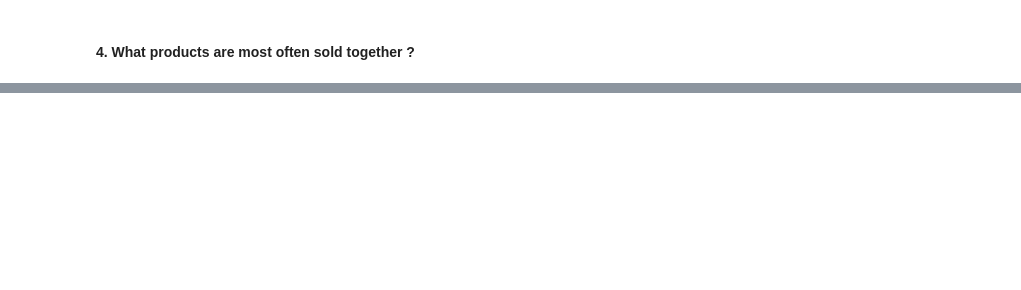
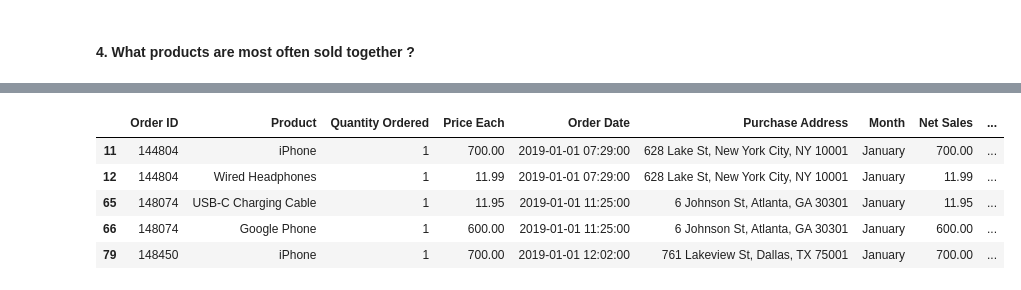
Before and after one commit to aroniainasylvestre/Electronic_store_sales_analysis, a Jupyter notebook: electronic_store_sales_analysis.ipynb, the cells around one changed output, grey strips where cells are left out. Cells and saved outputs as stored; diff of their text form; code cells hidden in the pictures; blank space fills up the shorter version.

```diff
--- a/electronic_store_sales_analysis.ipynb
+++ b/electronic_store_sales_analysis.ipynb
@@ -357,0 +405,11 @@ This plot shows that the peak of purchases occurs between 11 AM and 1 PM, and th
+# %%
+data1['Grouped Products'] = data1.groupby('Order ID')['Product'].transform(lambda x: ', '.join(x))
+# %%
+data1.head()
+# %% [output]
+|  | Order ID | Product | Quantity Ordered | Price Each | Order Date | Purchase Address | Month | Net Sales | ... |
+| 11 | 144804 | iPhone | 1 | 700.00 | 2019-01-01 07:29:00 | 628 Lake St, New York City, NY 10001 | January | 700.00 | ... |
+| 12 | 144804 | Wired Headphones | 1 | 11.99 | 2019-01-01 07:29:00 | 628 Lake St, New York City, NY 10001 | January | 11.99 | ... |
+| 65 | 148074 | USB-C Charging Cable | 1 | 11.95 | 2019-01-01 11:25:00 | 6 Johnson St, Atlanta, GA 30301 | January | 11.95 | ... |
+| 66 | 148074 | Google Phone | 1 | 600.00 | 2019-01-01 11:25:00 | 6 Johnson St, Atlanta, GA 30301 | January | 600.00 | ... |
+| 79 | 148450 | iPhone | 1 | 700.00 | 2019-01-01 12:02:00 | 761 Lakeview St, Dallas, TX 75001 | January | 700.00 | ... |
```
Also changed, not shown: parts of 31 cells of this notebook, 1 other file.
